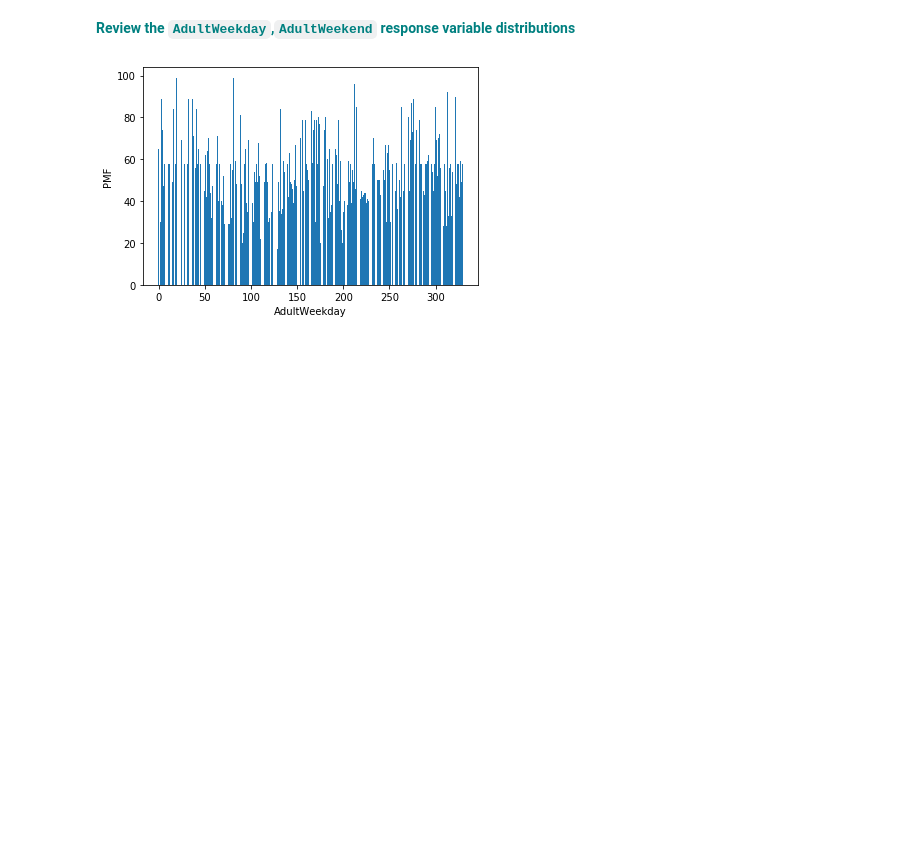
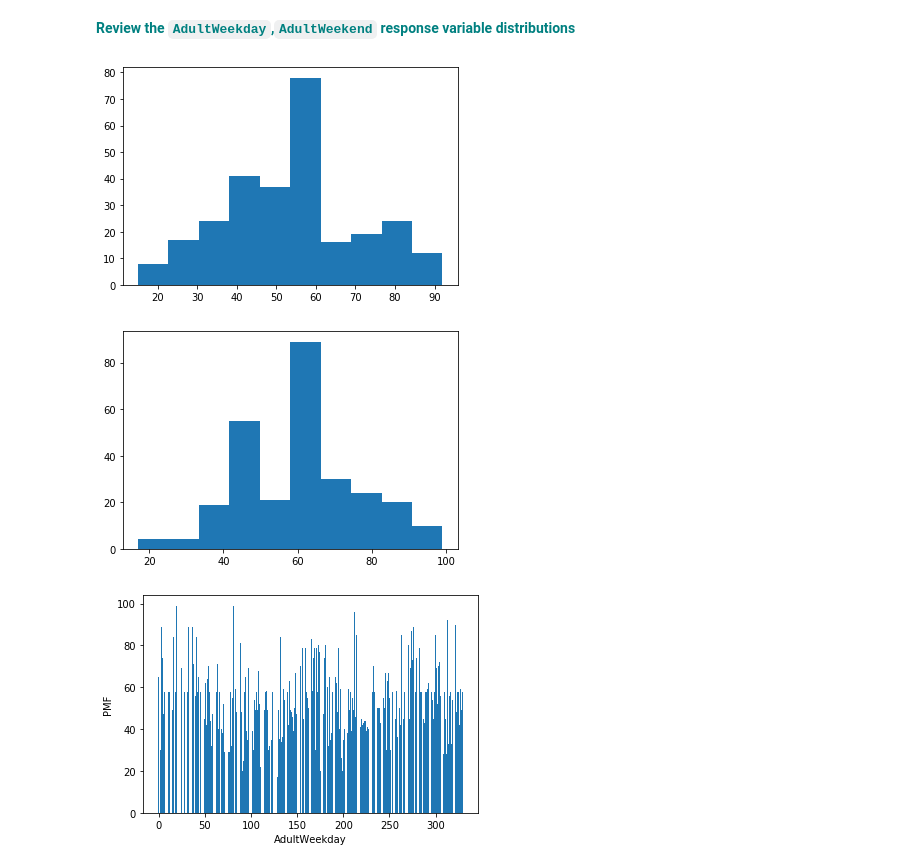
Before and after one commit to cwaihai/orchid, a Jupyter notebook: Guided Capstone/Notebook_stepthree.ipynb, the cells around one changed output. Cells and saved outputs as stored; diff of their text form; code cells hidden in the pictures; blank space fills up the shorter version.

```diff
--- a/Guided Capstone/Notebook_stepthree.ipynb
+++ b/Guided Capstone/Notebook_stepthree.ipynb
@@ -273,6 +273,18 @@ There are many possible response variables you could have identified during Step
 <font color='teal'>**Review the `AdultWeekday`,`AdultWeekend` response variable distributions**</font>
 # %%
 from empiricaldist import Pmf
+# %%
+# Histograms are better to visualized unordered data
+fig, ax = plt.subplots()
+ax.hist(df.AdultWeekday)
+plt.show()
+
+fig, ax = plt.subplots()
+ax.hist(df.AdultWeekend)
+plt.show()
+# %% [output]
+[figure, added]
+[figure, added]
 # %%
 # Select the desired column
 AdultWeekday = df['AdultWeekday']
```
Also changed, not shown: parts of 2 cells of this notebook, 2 other files.
